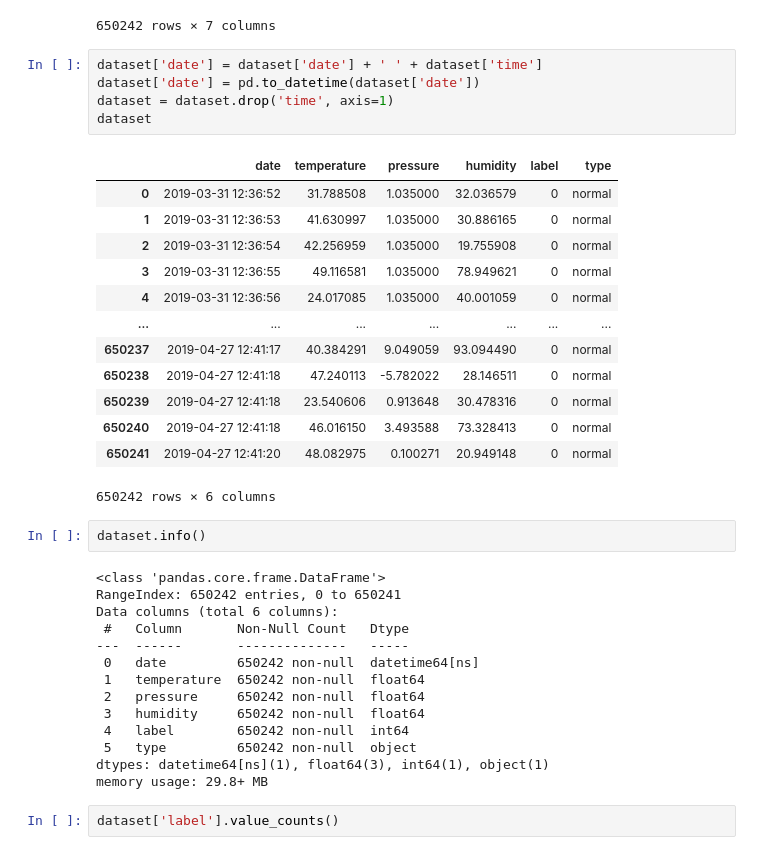
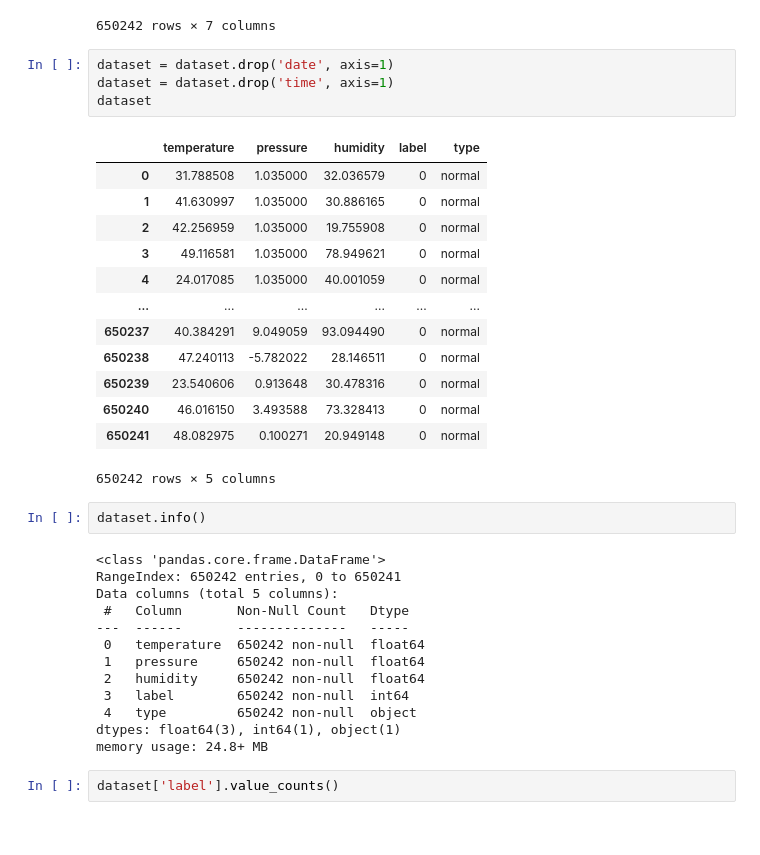
Before and after one commit to Hongwei-Z/SC-MLIDS, a Jupyter notebook: Data_Preprocessing.ipynb, the cells around one changed output. Saved outputs shown, nothing was run; the diff lists cells and outputs as text.

```diff
--- a/Data_Preprocessing.ipynb
+++ b/Data_Preprocessing.ipynb
@@ -23,40 +23,38 @@ dataset
 | 650241 | 27-Apr-19 | 12:41:20 | 48.082975 | 0.100271 | 20.949148 | 0 | normal |
 650242 rows × 7 columns
 # %%
-dataset['date'] = dataset['date'] + ' ' + dataset['time']
-dataset['date'] = pd.to_datetime(dataset['date'])
+dataset = dataset.drop('date', axis=1)
 dataset = dataset.drop('time', axis=1)
 dataset
 # %% [output]
-|  | date | temperature | pressure | humidity | label | type |
-| 0 | 2019-03-31 12:36:52 | 31.788508 | 1.035000 | 32.036579 | 0 | normal |
-| 1 | 2019-03-31 12:36:53 | 41.630997 | 1.035000 | 30.886165 | 0 | normal |
-| 2 | 2019-03-31 12:36:54 | 42.256959 | 1.035000 | 19.755908 | 0 | normal |
-| 3 | 2019-03-31 12:36:55 | 49.116581 | 1.035000 | 78.949621 | 0 | normal |
-| 4 | 2019-03-31 12:36:56 | 24.017085 | 1.035000 | 40.001059 | 0 | normal |
-| ... | ... | ... | ... | ... | ... | ... |
-| 650237 | 2019-04-27 12:41:17 | 40.384291 | 9.049059 | 93.094490 | 0 | normal |
-| 650238 | 2019-04-27 12:41:18 | 47.240113 | -5.782022 | 28.146511 | 0 | normal |
-| 650239 | 2019-04-27 12:41:18 | 23.540606 | 0.913648 | 30.478316 | 0 | normal |
-| 650240 | 2019-04-27 12:41:18 | 46.016150 | 3.493588 | 73.328413 | 0 | normal |
-| 650241 | 2019-04-27 12:41:20 | 48.082975 | 0.100271 | 20.949148 | 0 | normal |
+|  | temperature | pressure | humidity | label | type |
+| 0 | 31.788508 | 1.035000 | 32.036579 | 0 | normal |
+| 1 | 41.630997 | 1.035000 | 30.886165 | 0 | normal |
+| 2 | 42.256959 | 1.035000 | 19.755908 | 0 | normal |
+| 3 | 49.116581 | 1.035000 | 78.949621 | 0 | normal |
+| 4 | 24.017085 | 1.035000 | 40.001059 | 0 | normal |
+| ... | ... | ... | ... | ... | ... |
+| 650237 | 40.384291 | 9.049059 | 93.094490 | 0 | normal |
+| 650238 | 47.240113 | -5.782022 | 28.146511 | 0 | normal |
+| 650239 | 23.540606 | 0.913648 | 30.478316 | 0 | normal |
+| 650240 | 46.016150 | 3.493588 | 73.328413 | 0 | normal |
+| 650241 | 48.082975 | 0.100271 | 20.949148 | 0 | normal |
-650242 rows × 6 columns
+650242 rows × 5 columns
 # %%
 dataset.info()
 # %% [output]
 <class 'pandas.core.frame.DataFrame'>
 RangeIndex: 650242 entries, 0 to 650241
-Data columns (total 6 columns):
+Data columns (total 5 columns):
  #   Column       Non-Null Count   Dtype
 ---  ------       --------------   -----
- 0   date         650242 non-null  datetime64[ns]
- 1   temperature  650242 non-null  float64
- 2   pressure     650242 non-null  float64
- 3   humidity     650242 non-null  float64
- 4   label        650242 non-null  int64
- 5   type         650242 non-null  object
-dtypes: datetime64[ns](1), float64(3), int64(1), object(1)
-memory usage: 29.8+ MB
+ 0   temperature  650242 non-null  float64
+ 1   pressure     650242 non-null  float64
+ 2   humidity     650242 non-null  float64
+ 3   label        650242 non-null  int64
+ 4   type         650242 non-null  object
+dtypes: float64(3), int64(1), object(1)
+memory usage: 24.8+ MB
 # %%
 dataset['label'].value_counts()
 # %% [output]
```
Also changed, not shown: parts of 4 cells of this notebook, 1 other file.
